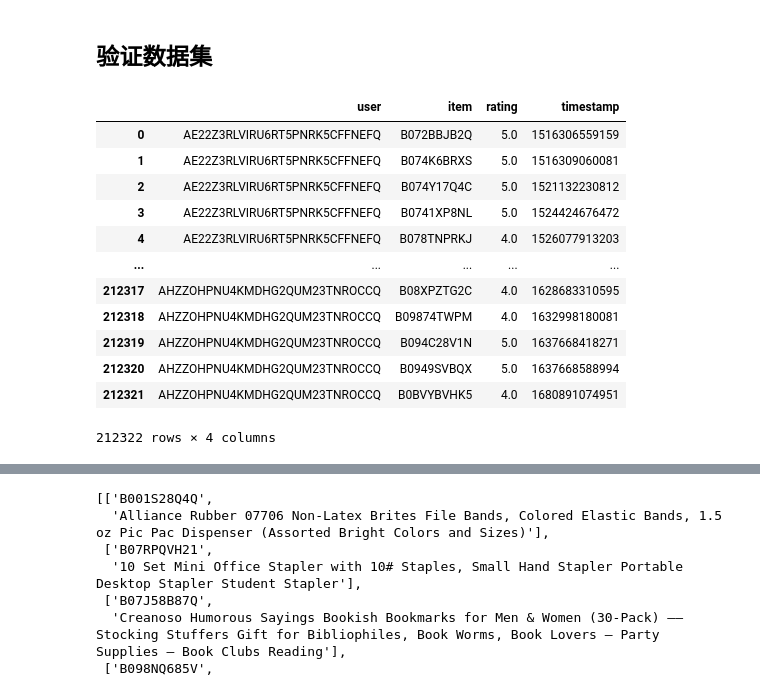
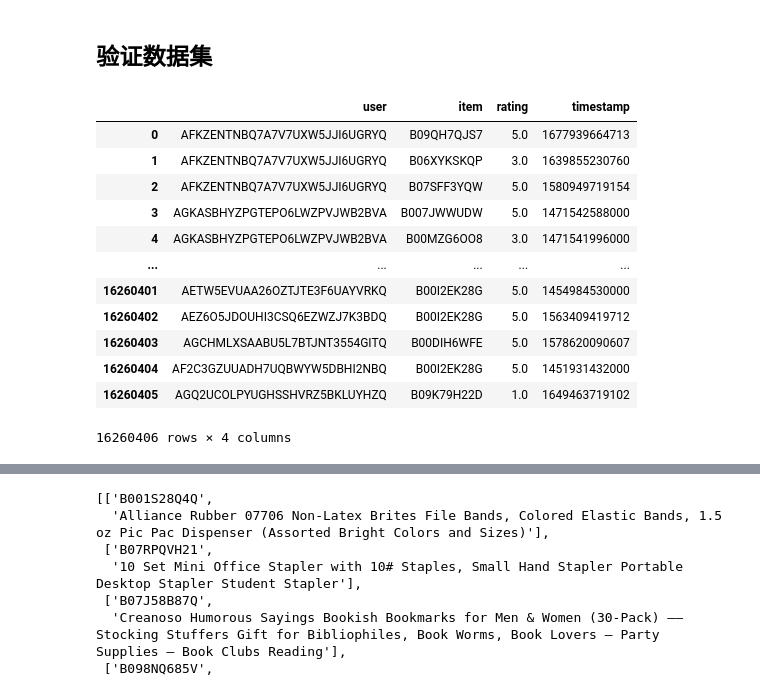
Before and after one commit to NoyeArk/graduation_design, a Jupyter notebook: ipynb/data_process/amazon.ipynb, the cells around one changed output, grey strips where cells are left out. Drawn from its saved outputs; the diff is of its cells as text; code cells hidden in the pictures.

```diff
--- a/ipynb/data_process/amazon.ipynb
+++ b/ipynb/data_process/amazon.ipynb
@@ -31,20 +32,20 @@ with open(file, 'r') as fp:
 ## 验证数据集
 # %%
 import pandas as pd
-df = pd.read_csv("D:/Code/graduation_design/data/Office_Products/interaction.dat", sep=",", header=None, engine='python')
+df = pd.read_csv("D:/Code/graduation_design/data/Toys_and_Games/interaction.dat", sep=",", header=None, engine='python')
 df.columns = ['user', 'item', 'rating', 'timestamp']
 df
 # %% [output]
 |  | user | item | rating | timestamp |
-| 0 | AE22Z3RLVIRU6RT5PNRK5CFFNEFQ | B072BBJB2Q | 5.0 | 1516306559159 |
-| 1 | AE22Z3RLVIRU6RT5PNRK5CFFNEFQ | B074K6BRXS | 5.0 | 1516309060081 |
-| 2 | AE22Z3RLVIRU6RT5PNRK5CFFNEFQ | B074Y17Q4C | 5.0 | 1521132230812 |
-| 3 | AE22Z3RLVIRU6RT5PNRK5CFFNEFQ | B0741XP8NL | 5.0 | 1524424676472 |
-| 4 | AE22Z3RLVIRU6RT5PNRK5CFFNEFQ | B078TNPRKJ | 4.0 | 1526077913203 |
+| 0 | AFKZENTNBQ7A7V7UXW5JJI6UGRYQ | B09QH7QJS7 | 5.0 | 1677939664713 |
+| 1 | AFKZENTNBQ7A7V7UXW5JJI6UGRYQ | B06XYKSKQP | 3.0 | 1639855230760 |
+| 2 | AFKZENTNBQ7A7V7UXW5JJI6UGRYQ | B07SFF3YQW | 5.0 | 1580949719154 |
+| 3 | AGKASBHYZPGTEPO6LWZPVJWB2BVA | B007JWWUDW | 5.0 | 1471542588000 |
+| 4 | AGKASBHYZPGTEPO6LWZPVJWB2BVA | B00MZG6OO8 | 3.0 | 1471541996000 |
 | ... | ... | ... | ... | ... |
-| 212317 | AHZZOHPNU4KMDHG2QUM23TNROCCQ | B08XPZTG2C | 4.0 | 1628683310595 |
-| 212318 | AHZZOHPNU4KMDHG2QUM23TNROCCQ | B09874TWPM | 4.0 | 1632998180081 |
-| 212319 | AHZZOHPNU4KMDHG2QUM23TNROCCQ | B094C28V1N | 5.0 | 1637668418271 |
-| 212320 | AHZZOHPNU4KMDHG2QUM23TNROCCQ | B0949SVBQX | 5.0 | 1637668588994 |
-| 212321 | AHZZOHPNU4KMDHG2QUM23TNROCCQ | B0BVYBVHK5 | 4.0 | 1680891074951 |
+| 16260401 | AETW5EVUAA26OZTJTE3F6UAYVRKQ | B00I2EK28G | 5.0 | 1454984530000 |
+| 16260402 | AEZ6O5JDOUHI3CSQ6EZWZJ7K3BDQ | B00I2EK28G | 5.0 | 1563409419712 |
+| 16260403 | AGCHMLXSAABU5L7BTJNT3554GITQ | B00DIH6WFE | 5.0 | 1578620090607 |
+| 16260404 | AF2C3GZUUADH7UQBWYW5DBHI2NBQ | B00I2EK28G | 5.0 | 1451931432000 |
+| 16260405 | AGQ2UCOLPYUGHSSHVRZ5BKLUYHZQ | B09K79H22D | 1.0 | 1649463719102 |
-212322 rows × 4 columns
+16260406 rows × 4 columns
```
Also changed, not shown: parts of 21 cells of this notebook, 12 other files.
